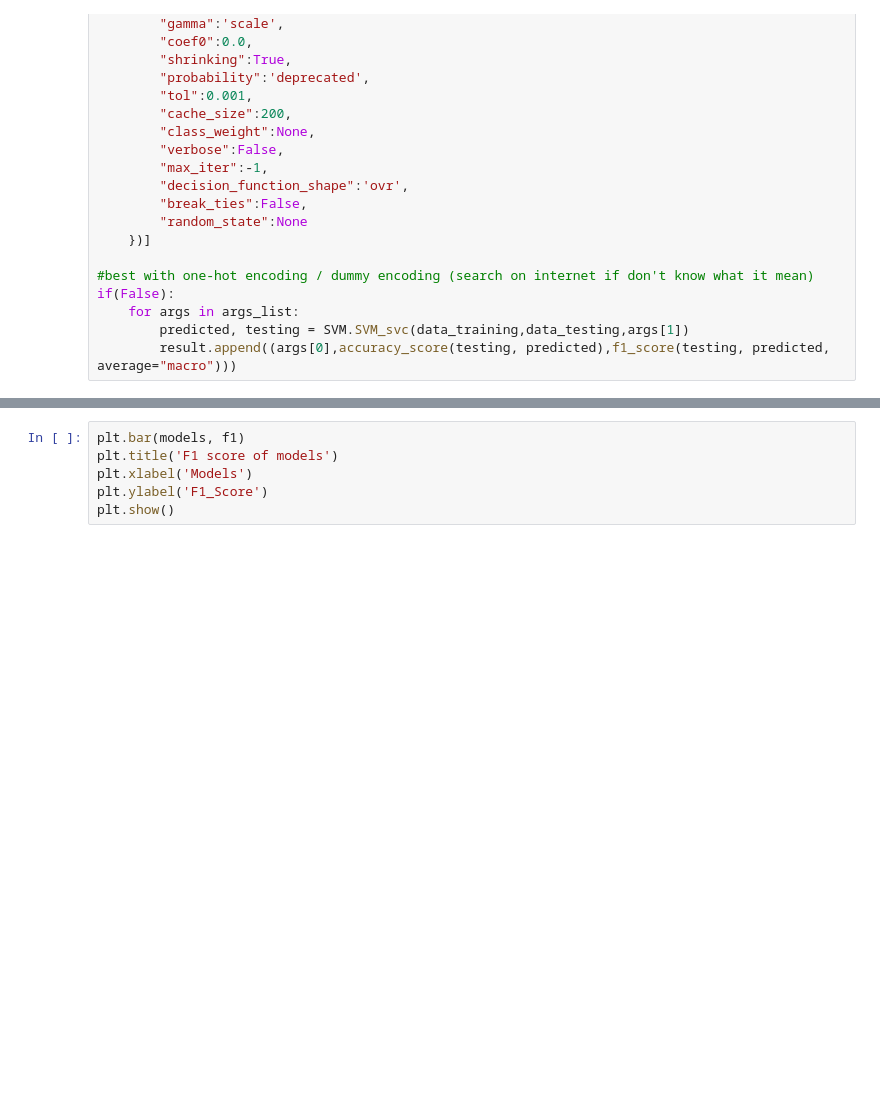
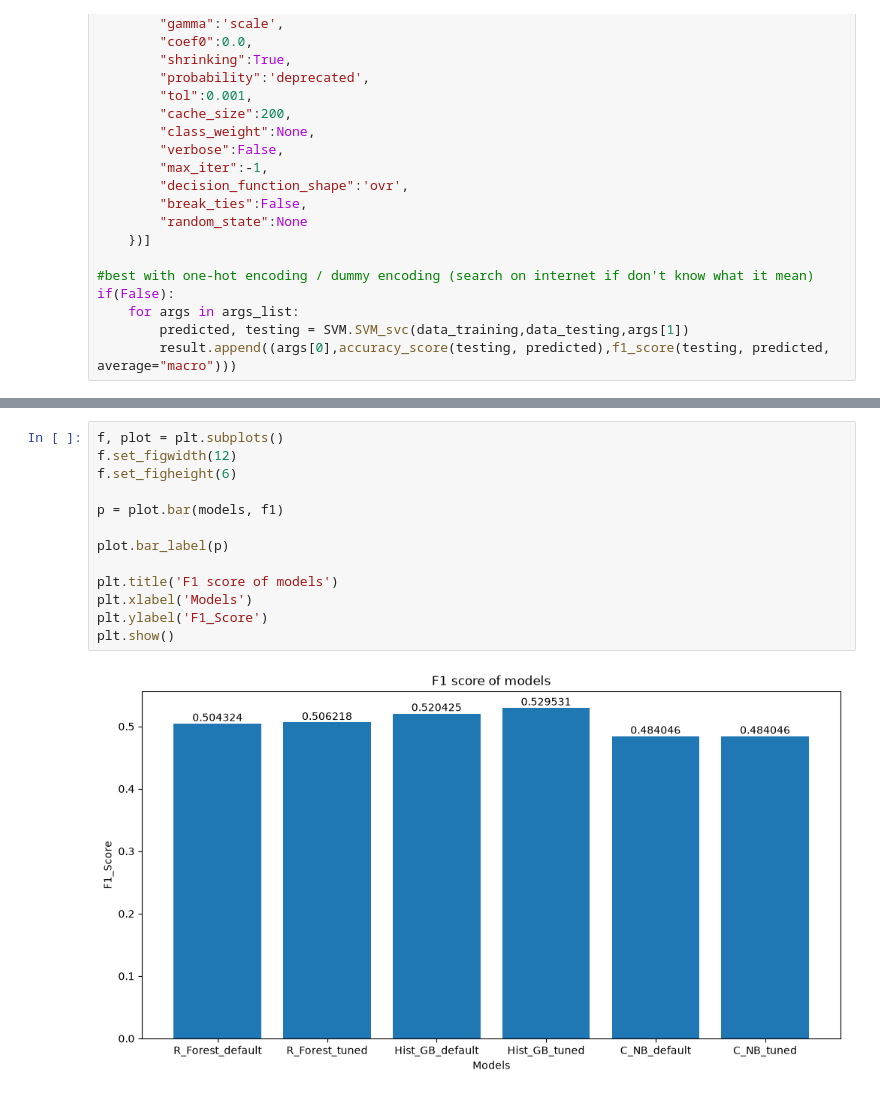
Before and after one commit to Helytre/Intro_AI_MT-MG, a Jupyter notebook: main.ipynb, the cells around one changed output, grey strips where cells are left out. Saved outputs shown, nothing was run; the diff lists cells and outputs as text; blank space fills up the shorter version.

```diff
--- a/main.ipynb
+++ b/main.ipynb
@@ -199,6 +238,15 @@ plt.show()
 # %%
-plt.bar(models, f1)
+f, plot = plt.subplots()
+f.set_figwidth(12)
+f.set_figheight(6)
+
+p = plot.bar(models, f1)
+
+plot.bar_label(p)
+
 plt.title('F1 score of models')
 plt.xlabel('Models')
 plt.ylabel('F1_Score')
 plt.show()
+# %% [output]
+[figure, added]
```
Also changed, not shown: parts of 2 cells of this notebook, 2 other files.
